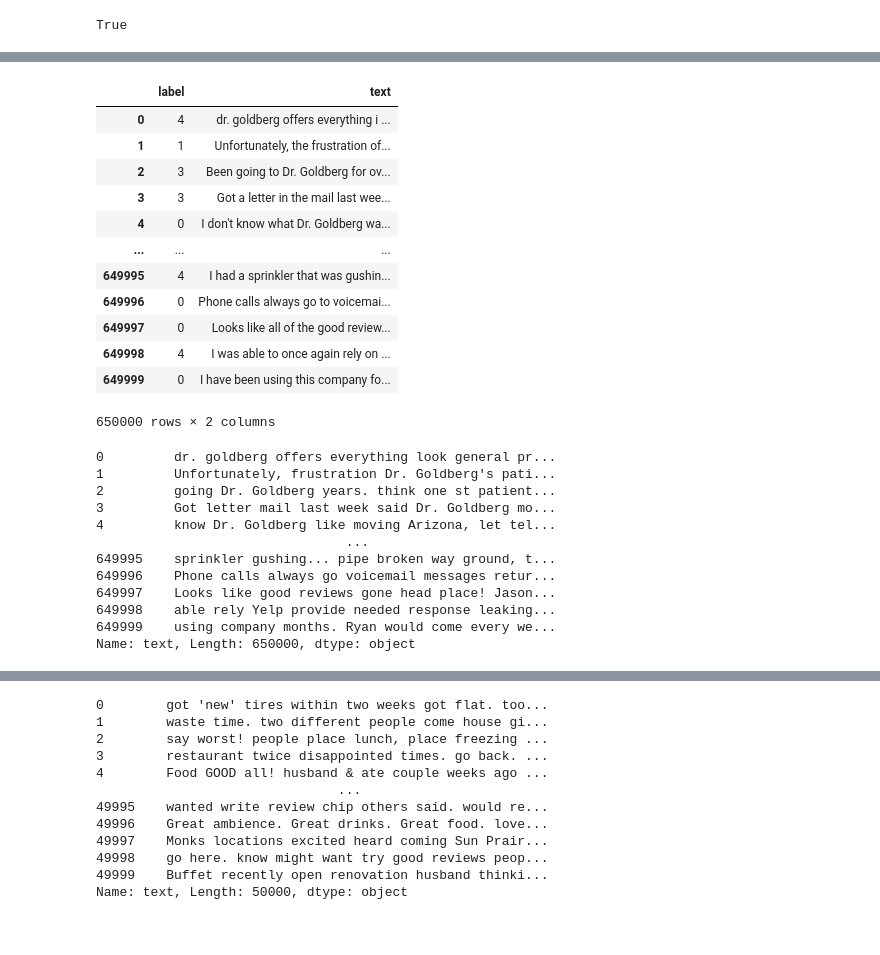
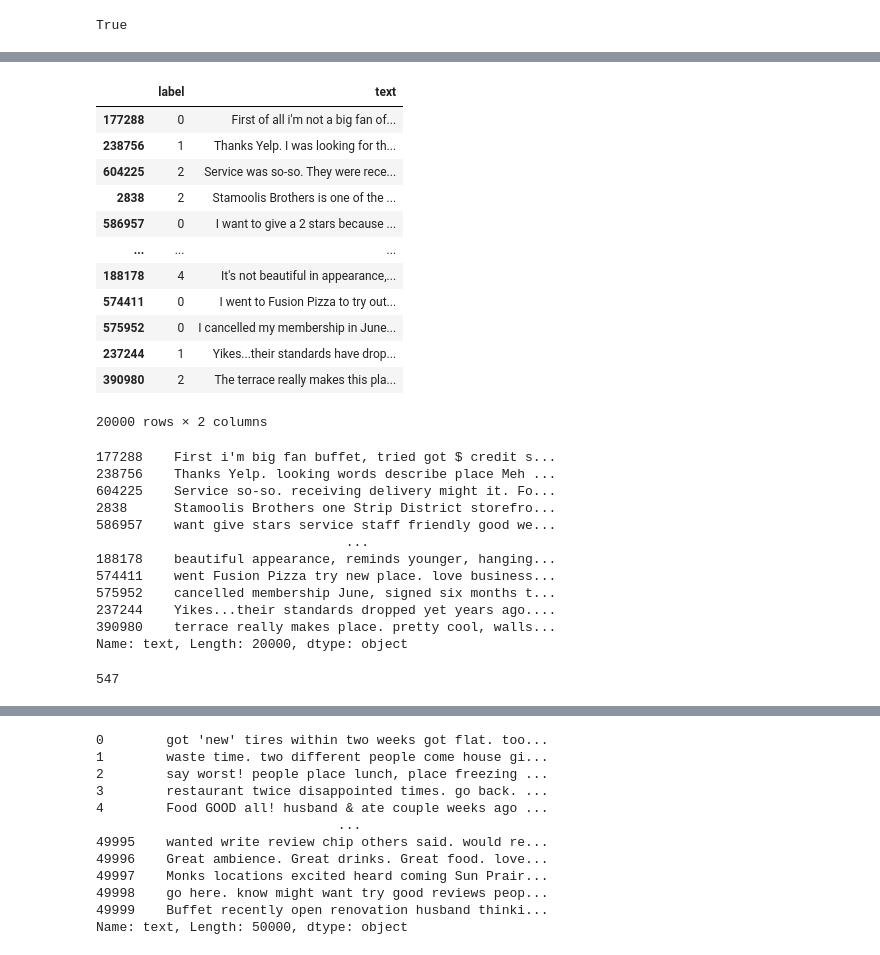
Before and after one commit to ces0157/AI_class_project, a Jupyter notebook: mulit-layer-perceptron.ipynb, the cells around one changed output, grey strips where cells are left out. Saved outputs shown, nothing was run; the diff lists cells and outputs as text; code cells hidden in the pictures.

```diff
--- a/mulit-layer-perceptron.ipynb
+++ b/mulit-layer-perceptron.ipynb
@@ -67,5 +75,8 @@ True
 dataset = load_dataset("yelp_review_full")
 dp_train = dataset['train'].to_pandas()
 dp_test = dataset['test'].to_pandas()
-dp_train
+
+#used so we don't have to use the entire training dataset
+dp_sample = dp_train.sample(n=20000, random_state=42)
+dp_sample
 # %% [output]
@@ -73,16 +84,16 @@ WARNING:datasets.builder:Found cached dataset parquet (/Users/calebschaefer/.cac
 |  | label | text |
-| 0 | 4 | dr. goldberg offers everything i ... |
-| 1 | 1 | Unfortunately, the frustration of... |
-| 2 | 3 | Been going to Dr. Goldberg for ov... |
-| 3 | 3 | Got a letter in the mail last wee... |
-| 4 | 0 | I don't know what Dr. Goldberg wa... |
+| 177288 | 0 | First of all i'm not a big fan of... |
+| 238756 | 1 | Thanks Yelp. I was looking for th... |
+| 604225 | 2 | Service was so-so. They were rece... |
+| 2838 | 2 | Stamoolis Brothers is one of the ... |
+| 586957 | 0 | I want to give a 2 stars because ... |
 | ... | ... | ... |
-| 649995 | 4 | I had a sprinkler that was gushin... |
-| 649996 | 0 | Phone calls always go to voicemai... |
-| 649997 | 0 | Looks like all of the good review... |
-| 649998 | 4 | I was able to once again rely on ... |
-| 649999 | 0 | I have been using this company fo... |
+| 188178 | 4 | It's not beautiful in appearance,... |
+| 574411 | 0 | I went to Fusion Pizza to try out... |
+| 575952 | 0 | I cancelled my membership in June... |
+| 237244 | 1 | Yikes...their standards have drop... |
+| 390980 | 2 | The terrace really makes this pla... |
-650000 rows × 2 columns
+20000 rows × 2 columns
 # %%
 #preprocess's the text data
 #by removing stop words and leading spaces
@@ -94,18 +105,18 @@ def pre_process_data(X):
     X = " ".join([word for word in X if word.lower().strip() not in stop_words])
     return X
 # %%
-reviews = dp_train['text'].apply(pre_process_data)
+reviews = dp_sample['text'].apply(pre_process_data)
 reviews
 # %% [output]
-0         dr. goldberg offers everything look general pr...
-1         Unfortunately, frustration Dr. Goldberg's pati...
-2         going Dr. Goldberg years. think one st patient...
-3         Got letter mail last week said Dr. Goldberg mo...
-4         know Dr. Goldberg like moving Arizona, let tel...
+177288    First i'm big fan buffet, tried got $ credit s...
+238756    Thanks Yelp. looking words describe place Meh ...
+604225    Service so-so. receiving delivery might it. Fo...
+2838      Stamoolis Brothers one Strip District storefro...
+586957    want give stars service staff friendly good we...
                                 ...
-649995    sprinkler gushing... pipe broken way ground, t...
-649996    Phone calls always go voicemail messages retur...
-649997    Looks like good reviews gone head place! Jason...
-649998    able rely Yelp provide needed response leaking...
-649999    using company months. Ryan would come every we...
-Name: text, Length: 650000, dtype: object
+188178    beautiful appearance, reminds younger, hanging...
+574411    went Fusion Pizza try new place. love business...
+575952    cancelled membership June, signed six months t...
+237244    Yikes...their standards dropped yet years ago....
+390980    terrace really makes place. pretty cool, walls...
+Name: text, Length: 20000, dtype: object
@@ -112,8 +163,5 @@ Name: text, Length: 650000, dtype: object
 # %%
-#num_words = 15000
-
-#takes the top 10,000 most used word's so we don't have the entire vocab
-tokenizer = Tokenizer()
-tokenizer.fit_on_texts(reviews)
-
-sequences = tokenizer.texts_to_sequences(reviews)
+inputs, num_words = create_sequences(reviews,50000)
+#embedding_matrix, vocab, word2vec_model, inputs = make_embeddings(reviews)
+# %% [output]
+547
```
Also changed, not shown: parts of 14 cells of this notebook.
